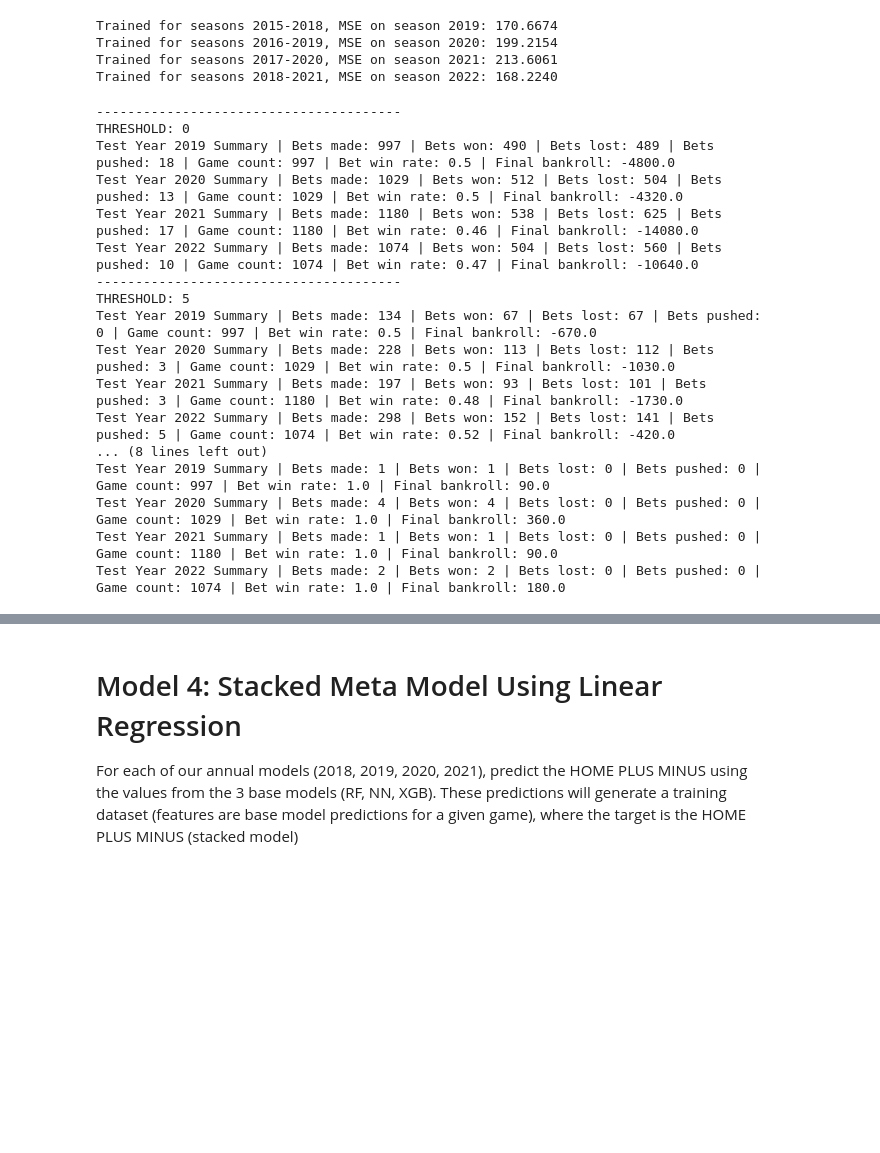
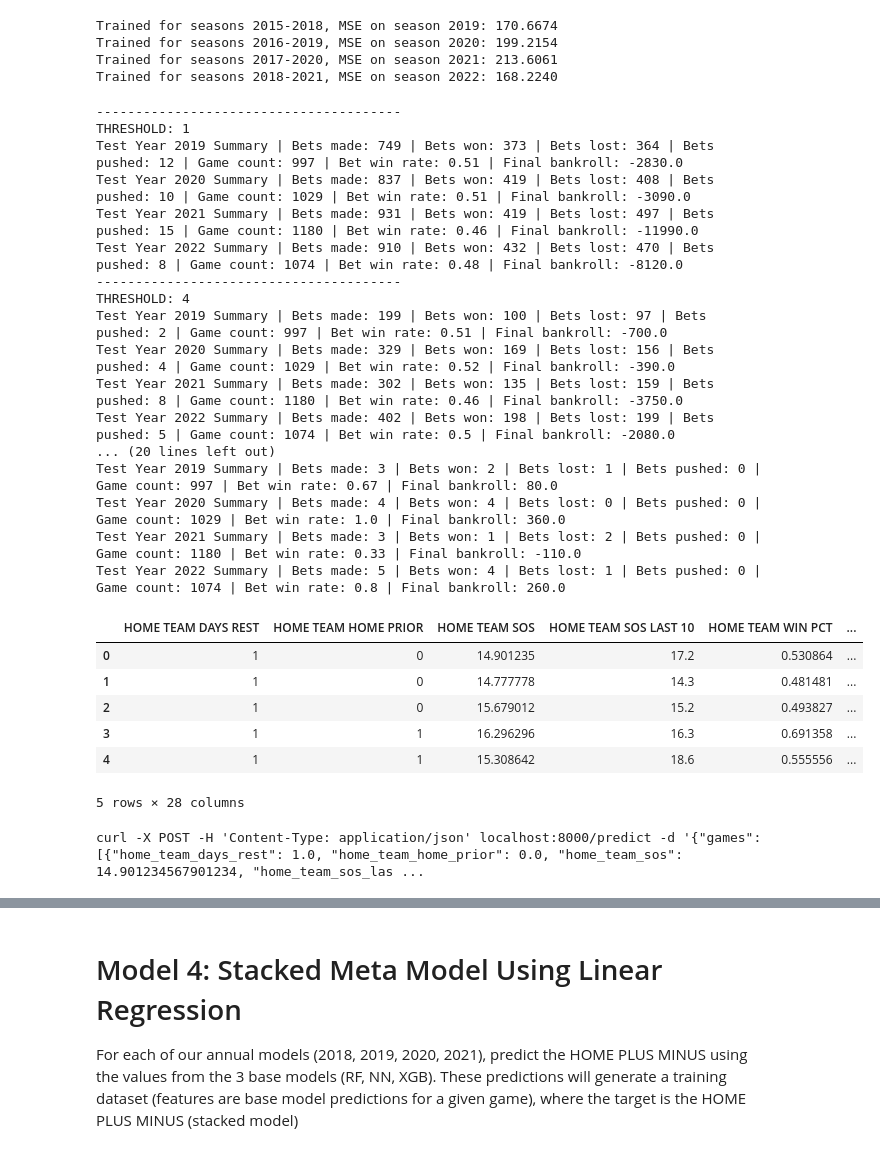
Before and after one commit to ryan-t-mitchell/nba_line_predictions, a Jupyter notebook: project/src/5_final_model_dev.ipynb, the cells around one changed output, grey strips where cells are left out. Cells and saved outputs as stored; diff of their text form; code cells hidden in the pictures; blank space fills up the shorter version.

```diff
--- a/project/src/5_final_model_dev.ipynb
+++ b/project/src/5_final_model_dev.ipynb
@@ -704,7 +747,7 @@ TAKE_RATE = 0.1
 # Set your margin for level of confidence (higher value means the model needs to be more confident in order to place a bet)
 # THRESHOLD = 4
 
-for THRESHOLD in [0,5,10,15]:
+for THRESHOLD in [1,4,7,10,12,14]:
     print('---------------------------------------')
     print('THRESHOLD:', THRESHOLD)
 
@@ -816,19 +859,19 @@ for THRESHOLD in [0,5,10,15]:
         print('Test Year {} Summary |'.format(test_year), 'Bets made:', bets_made, '| Bets won:', bets_won, '| Bets lost:', bets_lost, '| Bets pushed:', bets_push, '| Game count:', games, '| Bet win rate:', win_rate, '| Final bankroll:', profit)
 # %% [output]
 ---------------------------------------
-THRESHOLD: 0
-Test Year 2019 Summary | Bets made: 997 | Bets won: 490 | Bets lost: 489 | Bets pushed: 18 | Game count: 997 | Bet win rate: 0.5 | Final bankroll: -4800.0
-Test Year 2020 Summary | Bets made: 1029 | Bets won: 512 | Bets lost: 504 | Bets pushed: 13 | Game count: 1029 | Bet win rate: 0.5 | Final bankroll: -4320.0
-Test Year 2021 Summary | Bets made: 1180 | Bets won: 538 | Bets lost: 625 | Bets pushed: 17 | Game count: 1180 | Bet win rate: 0.46 | Final bankroll: -14080.0
-Test Year 2022 Summary | Bets made: 1074 | Bets won: 504 | Bets lost: 560 | Bets pushed: 10 | Game count: 1074 | Bet win rate: 0.47 | Final bankroll: -10640.0
+THRESHOLD: 1
+Test Year 2019 Summary | Bets made: 749 | Bets won: 373 | Bets lost: 364 | Bets pushed: 12 | Game count: 997 | Bet win rate: 0.51 | Final bankroll: -2830.0
+Test Year 2020 Summary | Bets made: 837 | Bets won: 419 | Bets lost: 408 | Bets pushed: 10 | Game count: 1029 | Bet win rate: 0.51 | Final bankroll: -3090.0
+Test Year 2021 Summary | Bets made: 931 | Bets won: 419 | Bets lost: 497 | Bets pushed: 15 | Game count: 1180 | Bet win rate: 0.46 | Final bankroll: -11990.0
+Test Year 2022 Summary | Bets made: 910 | Bets won: 432 | Bets lost: 470 | Bets pushed: 8 | Game count: 1074 | Bet win rate: 0.48 | Final bankroll: -8120.0
 ---------------------------------------
-THRESHOLD: 5
-Test Year 2019 Summary | Bets made: 134 | Bets won: 67 | Bets lost: 67 | Bets pushed: 0 | Game count: 997 | Bet win rate: 0.5 | Final bankroll: -670.0
-Test Year 2020 Summary | Bets made: 228 | Bets won: 113 | Bets lost: 112 | Bets pushed: 3 | Game count: 1029 | Bet win rate: 0.5 | Final bankroll: -1030.0
-Test Year 2021 Summary | Bets made: 197 | Bets won: 93 | Bets lost: 101 | Bets pushed: 3 | Game count: 1180 | Bet win rate: 0.48 | Final bankroll: -1730.0
-Test Year 2022 Summary | Bets made: 298 | Bets won: 152 | Bets lost: 141 | Bets pushed: 5 | Game count: 1074 | Bet win rate: 0.52 | Final bankroll: -420.0
-... (8 lines left out)
-Test Year 2019 Summary | Bets made: 1 | Bets won: 1 | Bets lost: 0 | Bets pushed: 0 | Game count: 997 | Bet win rate: 1.0 | Final bankroll: 90.0
+THRESHOLD: 4
+Test Year 2019 Summary | Bets made: 199 | Bets won: 100 | Bets lost: 97 | Bets pushed: 2 | Game count: 997 | Bet win rate: 0.51 | Final bankroll: -700.0
+Test Year 2020 Summary | Bets made: 329 | Bets won: 169 | Bets lost: 156 | Bets pushed: 4 | Game count: 1029 | Bet win rate: 0.52 | Final bankroll: -390.0
+Test Year 2021 Summary | Bets made: 302 | Bets won: 135 | Bets lost: 159 | Bets pushed: 8 | Game count: 1180 | Bet win rate: 0.46 | Final bankroll: -3750.0
+Test Year 2022 Summary | Bets made: 402 | Bets won: 198 | Bets lost: 199 | Bets pushed: 5 | Game count: 1074 | Bet win rate: 0.5 | Final bankroll: -2080.0
+... (20 lines left out)
+Test Year 2019 Summary | Bets made: 3 | Bets won: 2 | Bets lost: 1 | Bets pushed: 0 | Game count: 997 | Bet win rate: 0.67 | Final bankroll: 80.0
 Test Year 2020 Summary | Bets made: 4 | Bets won: 4 | Bets lost: 0 | Bets pushed: 0 | Game count: 1029 | Bet win rate: 1.0 | Final bankroll: 360.0
-Test Year 2021 Summary | Bets made: 1 | Bets won: 1 | Bets lost: 0 | Bets pushed: 0 | Game count: 1180 | Bet win rate: 1.0 | Final bankroll: 90.0
-Test Year 2022 Summary | Bets made: 2 | Bets won: 2 | Bets lost: 0 | Bets pushed: 0 | Game count: 1074 | Bet win rate: 1.0 | Final bankroll: 180.0
+Test Year 2021 Summary | Bets made: 3 | Bets won: 1 | Bets lost: 2 | Bets pushed: 0 | Game count: 1180 | Bet win rate: 0.33 | Final bankroll: -110.0
+Test Year 2022 Summary | Bets made: 5 | Bets won: 4 | Bets lost: 1 | Bets pushed: 0 | Game count: 1074 | Bet win rate: 0.8 | Final bankroll: 260.0
@@ -834,0 +892,10 @@ Test Year 2022 Summary | Bets made: 2 | Bets won: 2 | Bets lost: 0 | Bets pushed
+# %%
+X_test.head()
+# %% [output]
+|  | HOME TEAM DAYS REST | HOME TEAM HOME PRIOR | HOME TEAM SOS | HOME TEAM SOS LAST 10 | HOME TEAM WIN PCT | ... |
+| 0 | 1 | 0 | 14.901235 | 17.2 | 0.530864 | ... |
+| 1 | 1 | 0 | 14.777778 | 14.3 | 0.481481 | ... |
+| 2 | 1 | 0 | 15.679012 | 15.2 | 0.493827 | ... |
+| 3 | 1 | 1 | 16.296296 | 16.3 | 0.691358 | ... |
+| 4 | 1 | 1 | 15.308642 | 18.6 | 0.555556 | ... |
+5 rows × 28 columns
@@ -834,0 +934,20 @@ Test Year 2022 Summary | Bets made: 2 | Bets won: 2 | Bets lost: 0 | Bets pushed
+# %%
+# Get the first row of test data to send to our local API endpoint!
+data_dict = X_test.iloc[0].to_dict()
+
+# Create a new dictionary with the updated keys
+new_data = {key_mapping[key]: value for key, value in data_dict.items() if key in key_mapping}
+
+# The server expects the data to be under "games" and it should be a list of games
+request_body = {
+    "games": [new_data]
+}
+
+# Convert the request_body dictionary to a JSON string
+json_str = json.dumps(request_body)
+
+# Create the curl request
+curl_command = f"curl -X POST -H 'Content-Type: application/json' localhost:8000/predict -d '{json_str}'"
+print(curl_command)
+# %% [output]
+curl -X POST -H 'Content-Type: application/json' localhost:8000/predict -d '{"games": [{"home_team_days_rest": 1.0, "home_team_home_prior": 0.0, "home_team_sos": 14.901234567901234, "home_team_sos_las ...
```
Also changed, not shown: parts of 26 cells of this notebook, 2 other files.
